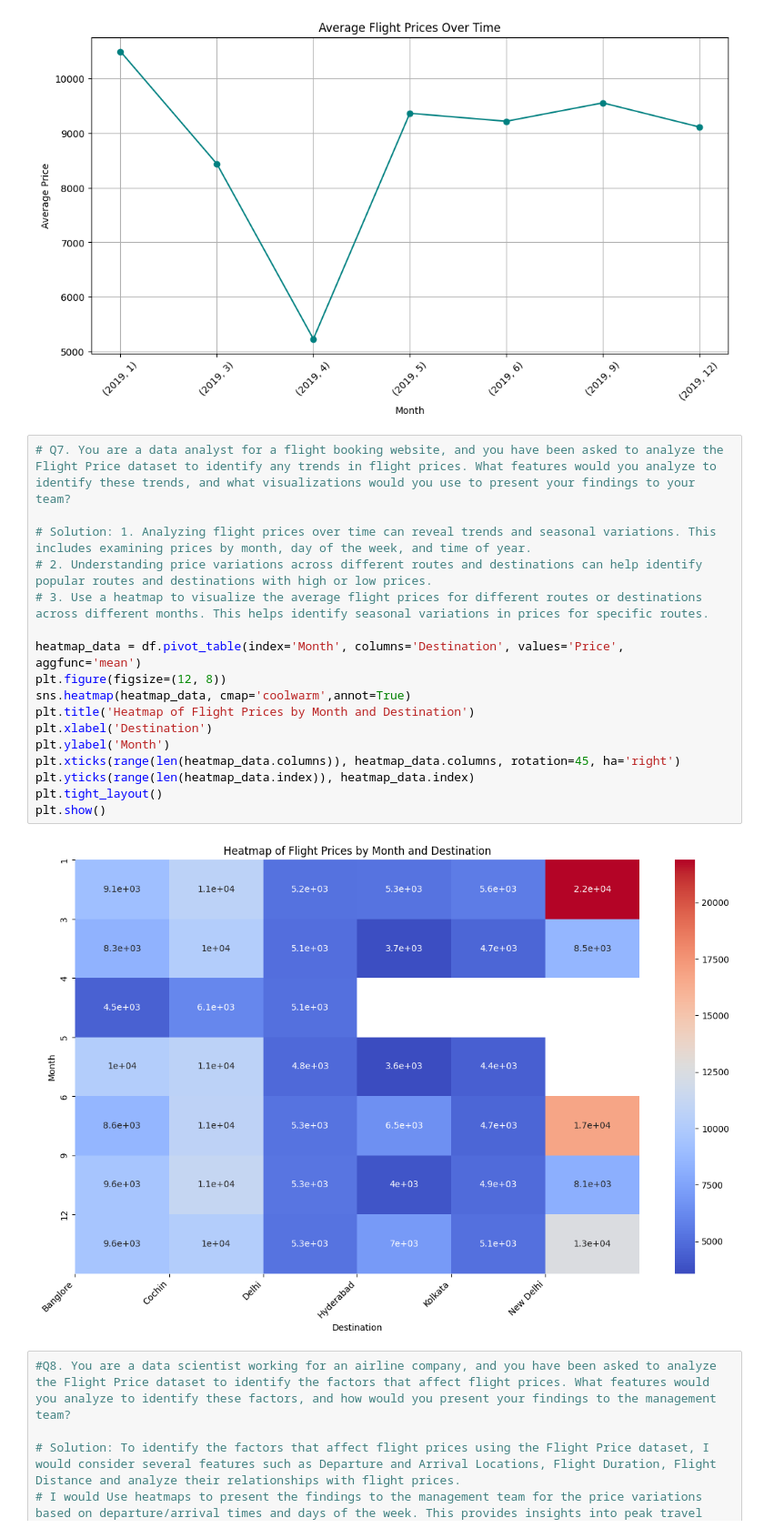
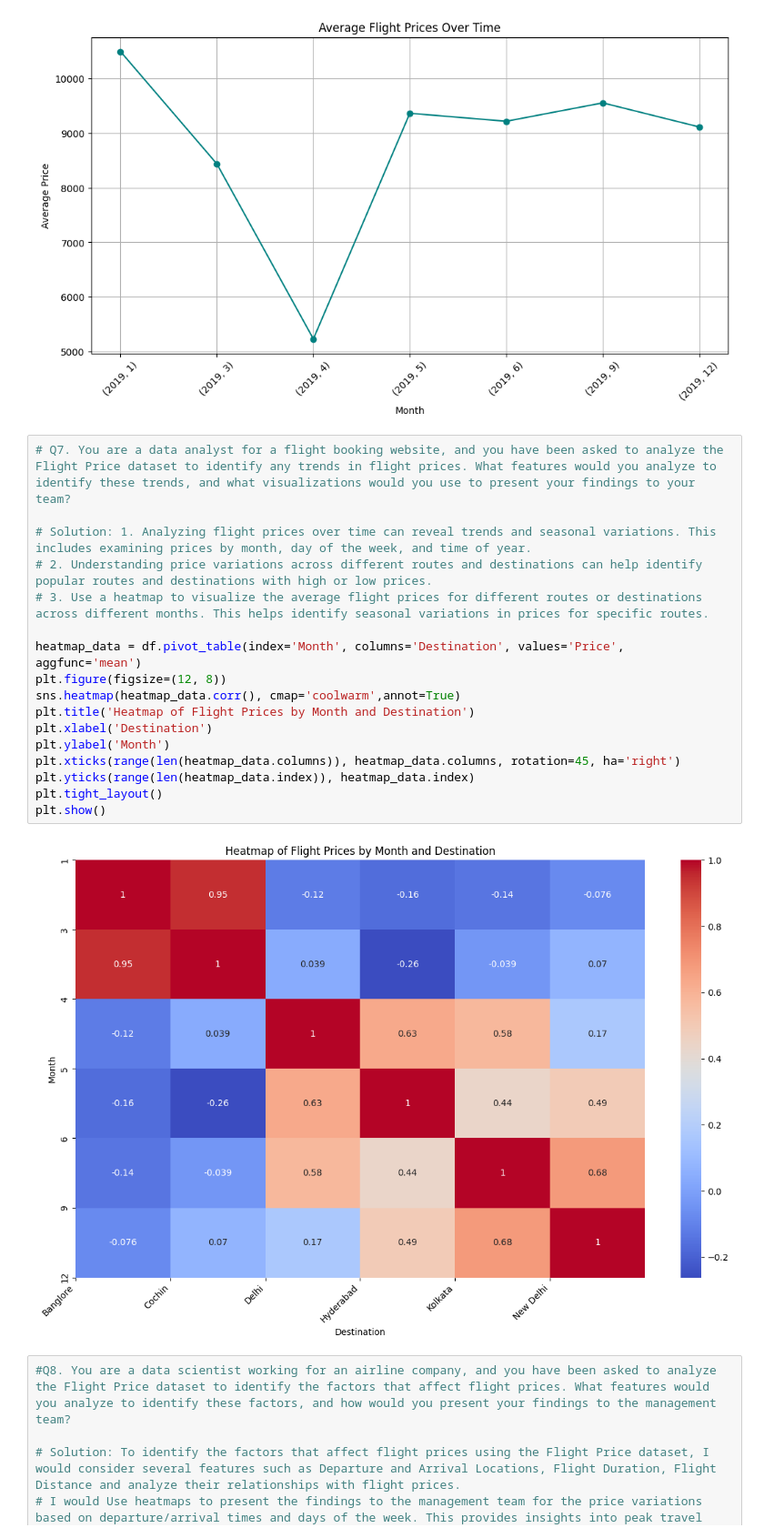
Before and after one commit to shw895973/Visualization_BDM2203, a Jupyter notebook: Assignment_Data_Visualization.ipynb, the cells around one changed output. Shown at 91% size. Drawn from its saved outputs; the diff is of its cells as text.

```diff
--- a/Assignment_Data_Visualization.ipynb
+++ b/Assignment_Data_Visualization.ipynb
@@ -104,22 +104,22 @@ plt.show()
 # %%
 # Q7. You are a data analyst for a flight booking website, and you have been asked to analyze the Flight Price dataset to identify any trends in flight prices. What features would you analyze to identify these trends, and what visualizations would you use to present your findings to your team?
 
 # Solution: 1. Analyzing flight prices over time can reveal trends and seasonal variations. This includes examining prices by month, day of the week, and time of year.
 # 2. Understanding price variations across different routes and destinations can help identify popular routes and destinations with high or low prices.
 # 3. Use a heatmap to visualize the average flight prices for different routes or destinations across different months. This helps identify seasonal variations in prices for specific routes.
 
 heatmap_data = df.pivot_table(index='Month', columns='Destination', values='Price', aggfunc='mean')
 plt.figure(figsize=(12, 8))
-sns.heatmap(heatmap_data, cmap='coolwarm',annot=True)
+sns.heatmap(heatmap_data.corr(), cmap='coolwarm',annot=True)
 plt.title('Heatmap of Flight Prices by Month and Destination')
 plt.xlabel('Destination')
 plt.ylabel('Month')
 plt.xticks(range(len(heatmap_data.columns)), heatmap_data.columns, rotation=45, ha='right')
 plt.yticks(range(len(heatmap_data.index)), heatmap_data.index)
 plt.tight_layout()
 plt.show()
 # %% [output]
-[figure, old version]
+[figure, new version]
 # %%
 #Q8. You are a data scientist working for an airline company, and you have been asked to analyze the Flight Price dataset to identify the factors that affect flight prices. What features would you analyze to identify these factors, and how would you present your findings to the management team?
 
```
